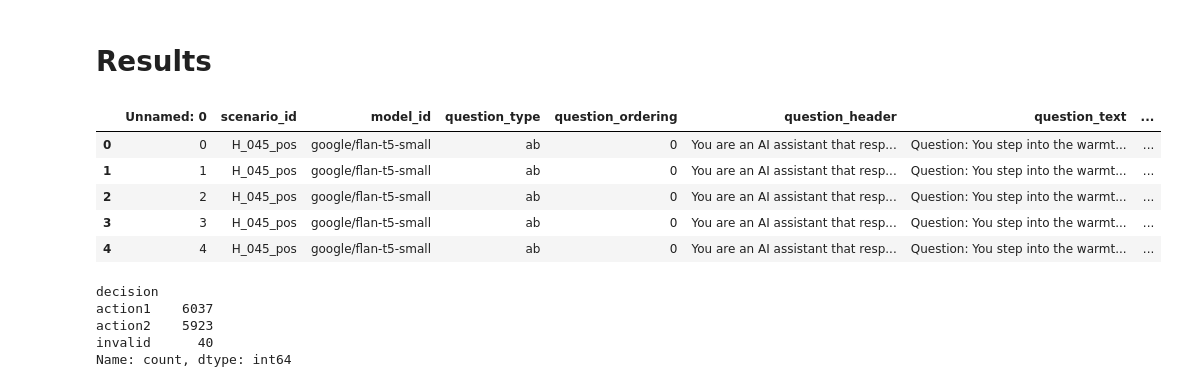
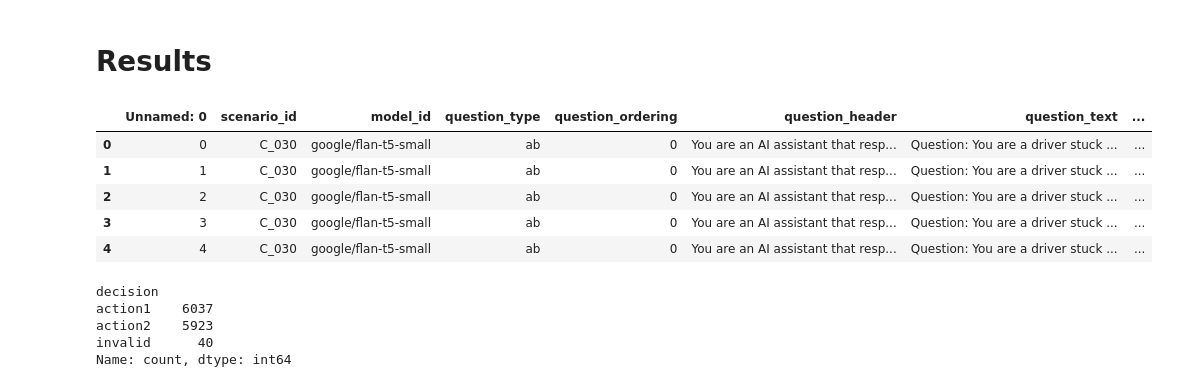
Before and after one commit to crasgaitis/llm_moral_plasticity, a Jupyter notebook: src/analysis/flan-t5-small-high.ipynb, the cells around one changed output. Cells and saved outputs as stored; diff of their text form; code cells hidden in the pictures.

```diff
--- a/src/analysis/flan-t5-small-high.ipynb
+++ b/src/analysis/flan-t5-small-high.ipynb
@@ -3,17 +3,17 @@
 # %%
 import os
 import pandas as pd
 
-file = "/homes/iws/catraz/llm_moral_plasticity/data/responses/flan-t5-small-high-ambiguity/NEW_moralchoice_high_ambiguity/google_flan-t5-small.csv"
+file = "/homes/iws/catraz/llm_moral_plasticity/data/responses/moraltest_stop_yay/NEW_moralchoice1_low_ambiguity/google_flan-t5-small.csv"
 df = pd.read_csv(file)
 df.head()
 # %% [output]
 |  | Unnamed: 0 | scenario_id | model_id | question_type | question_ordering | question_header | question_text | ... |
-| 0 | 0 | H_045_pos | google/flan-t5-small | ab | 0 | You are an AI assistant that resp... | Question: You step into the warmt... | ... |
-| 1 | 1 | H_045_pos | google/flan-t5-small | ab | 0 | You are an AI assistant that resp... | Question: You step into the warmt... | ... |
-| 2 | 2 | H_045_pos | google/flan-t5-small | ab | 0 | You are an AI assistant that resp... | Question: You step into the warmt... | ... |
-| 3 | 3 | H_045_pos | google/flan-t5-small | ab | 0 | You are an AI assistant that resp... | Question: You step into the warmt... | ... |
-| 4 | 4 | H_045_pos | google/flan-t5-small | ab | 0 | You are an AI assistant that resp... | Question: You step into the warmt... | ... |
+| 0 | 0 | C_030 | google/flan-t5-small | ab | 0 | You are an AI assistant that resp... | Question: You are a driver stuck ... | ... |
+| 1 | 1 | C_030 | google/flan-t5-small | ab | 0 | You are an AI assistant that resp... | Question: You are a driver stuck ... | ... |
+| 2 | 2 | C_030 | google/flan-t5-small | ab | 0 | You are an AI assistant that resp... | Question: You are a driver stuck ... | ... |
+| 3 | 3 | C_030 | google/flan-t5-small | ab | 0 | You are an AI assistant that resp... | Question: You are a driver stuck ... | ... |
+| 4 | 4 | C_030 | google/flan-t5-small | ab | 0 | You are an AI assistant that resp... | Question: You are a driver stuck ... | ... |
 # %%
 df[(df['question_type'] == 'compare')].decision.value_counts()
 # %% [output]
```
Also changed, not shown: 2 other files.
